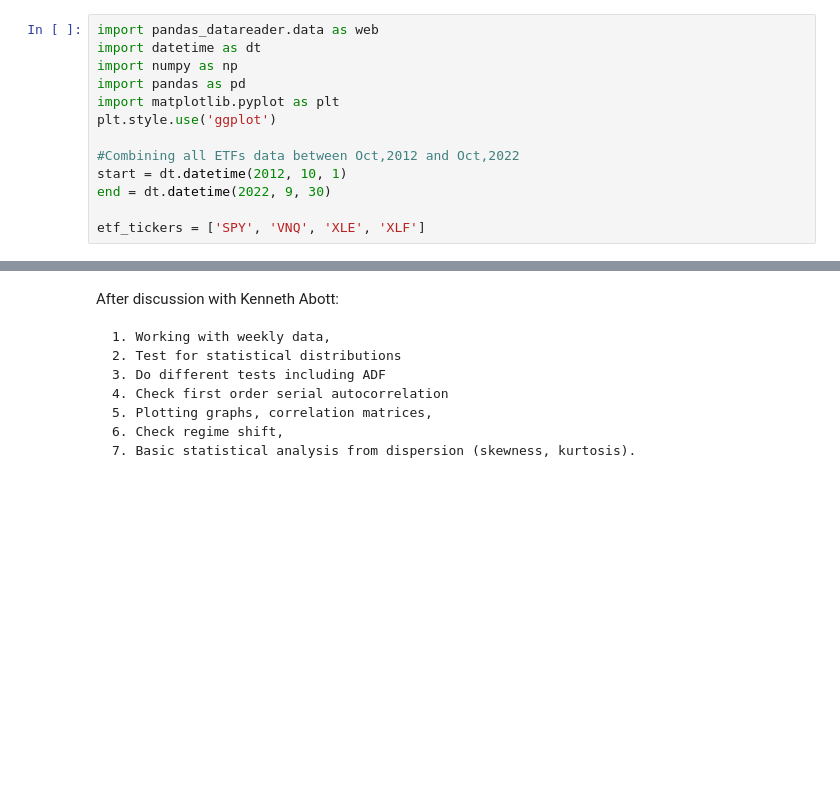
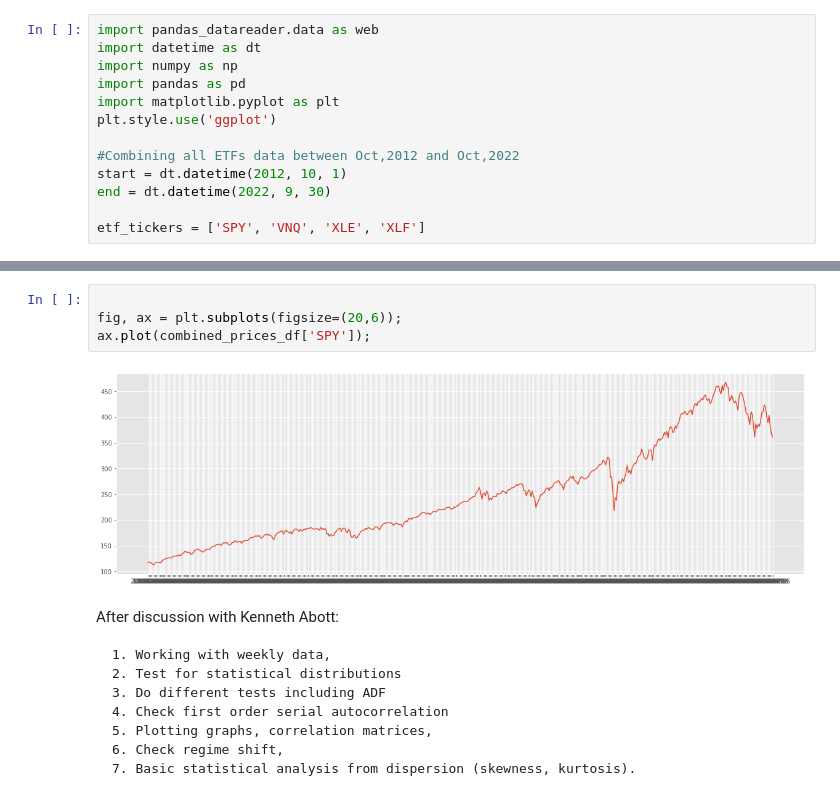
Before and after one commit to krishxx/wqumscfin, a Jupyter notebook: src/MScFE_Capstone.ipynb, the cells around one changed output, grey strips where cells are left out. Saved outputs shown, nothing was run; the diff lists cells and outputs as text; blank space fills up the shorter version.

```diff
--- a/src/MScFE_Capstone.ipynb
+++ b/src/MScFE_Capstone.ipynb
@@ -505,3 +557,9 @@ TypeError: 'module' object is not subscriptable
+# %%
+
+fig, ax = plt.subplots(figsize=(20,6));
+ax.plot(combined_prices_df['SPY']);
+# %% [output]
+[figure, added]
 # %% [markdown]
 After discussion with Kenneth Abott:
 
```
Also changed, not shown: parts of 23 cells of this notebook.
